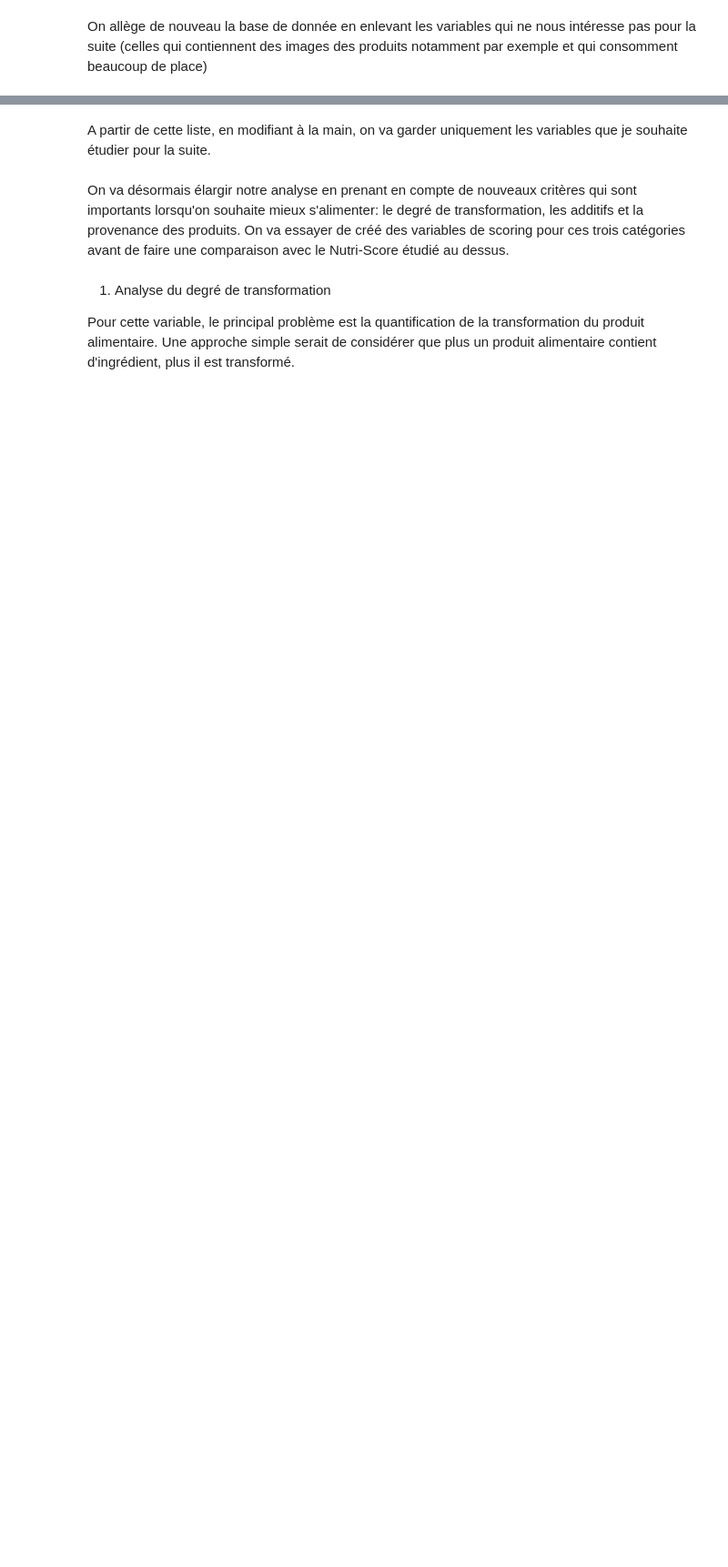
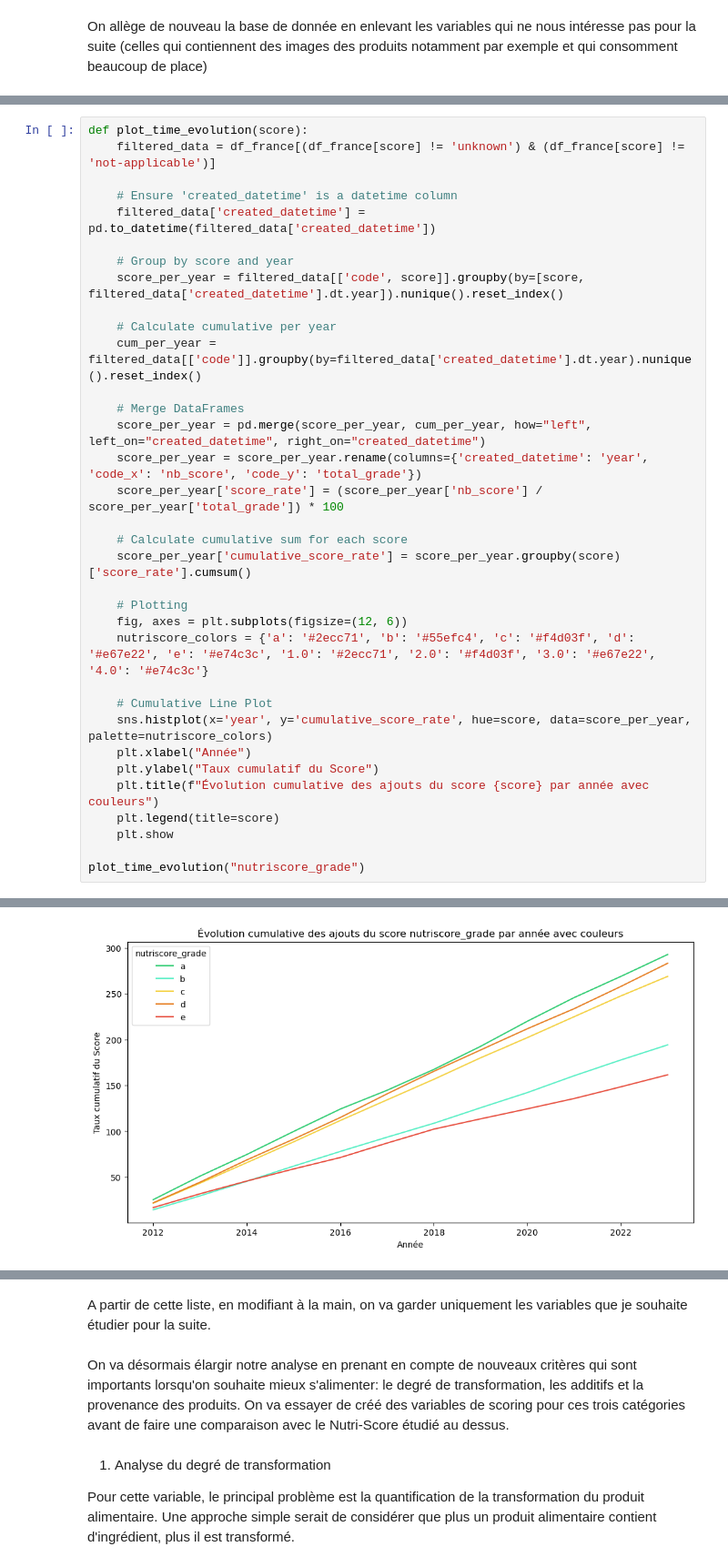
Before and after one commit to ashxivy/Projet-Python-pour-la-data-science, a Jupyter notebook: Le Nutri-Score permet il de bien consommer.ipynb, the cells around one changed output, grey strips where cells are left out. Shown at 91% size. Saved outputs shown, nothing was run; the diff lists cells and outputs as text; blank space fills up the shorter version.

```diff
--- a/Le Nutri-Score permet il de bien consommer.ipynb
+++ b/Le Nutri-Score permet il de bien consommer.ipynb
@@ -197,0 +390,35 @@ emb_codes_tags
+# %%
+def plot_time_evolution(score):
+    filtered_data = df_france[(df_france[score] != 'unknown') & (df_france[score] != 'not-applicable')]
+
+    # Ensure 'created_datetime' is a datetime column
+    filtered_data['created_datetime'] = pd.to_datetime(filtered_data['created_datetime'])
+
+    # Group by score and year
+    score_per_year = filtered_data[['code', score]].groupby(by=[score, filtered_data['created_datetime'].dt.year]).nunique().reset_index()
+
+    # Calculate cumulative per year
+    cum_per_year = filtered_data[['code']].groupby(by=filtered_data['created_datetime'].dt.year).nunique().reset_index()
+
+    # Merge DataFrames
+    score_per_year = pd.merge(score_per_year, cum_per_year, how="left", left_on="created_datetime", right_on="created_datetime")
+    score_per_year = score_per_year.rename(columns={'created_datetime': 'year', 'code_x': 'nb_score', 'code_y': 'total_grade'})
+    score_per_year['score_rate'] = (score_per_year['nb_score'] / score_per_year['total_grade']) * 100
+
+    # Calculate cumulative sum for each score
+    score_per_year['cumulative_score_rate'] = score_per_year.groupby(score)['score_rate'].cumsum()
+
+    # Plotting
+    fig, axes = plt.subplots(figsize=(12, 6))
+    nutriscore_colors = {'a': '#2ecc71', 'b': '#55efc4', 'c': '#f4d03f', 'd': '#e67e22', 'e': '#e74c3c', '1.0': '#2ecc71', '2.0': '#f4d03f', '3.0': '#e67e22', '4.0': '#e74c3c'}
+
+    # Cumulative Line Plot
+    sns.histplot(x='year', y='cumulative_score_rate', hue=score, data=score_per_year, palette=nutriscore_colors)
+    plt.xlabel("Année")
+    plt.ylabel("Taux cumulatif du Score")
+    plt.title(f"Évolution cumulative des ajouts du score {score} par année avec couleurs")
+    plt.legend(title=score)
+    plt.show
+
+plot_time_evolution("nutriscore_grade")
+# %% [output]
@@ -197,0 +430 @@ emb_codes_tags
+[figure, added]
```
Also changed, not shown: parts of 22 cells of this notebook.
